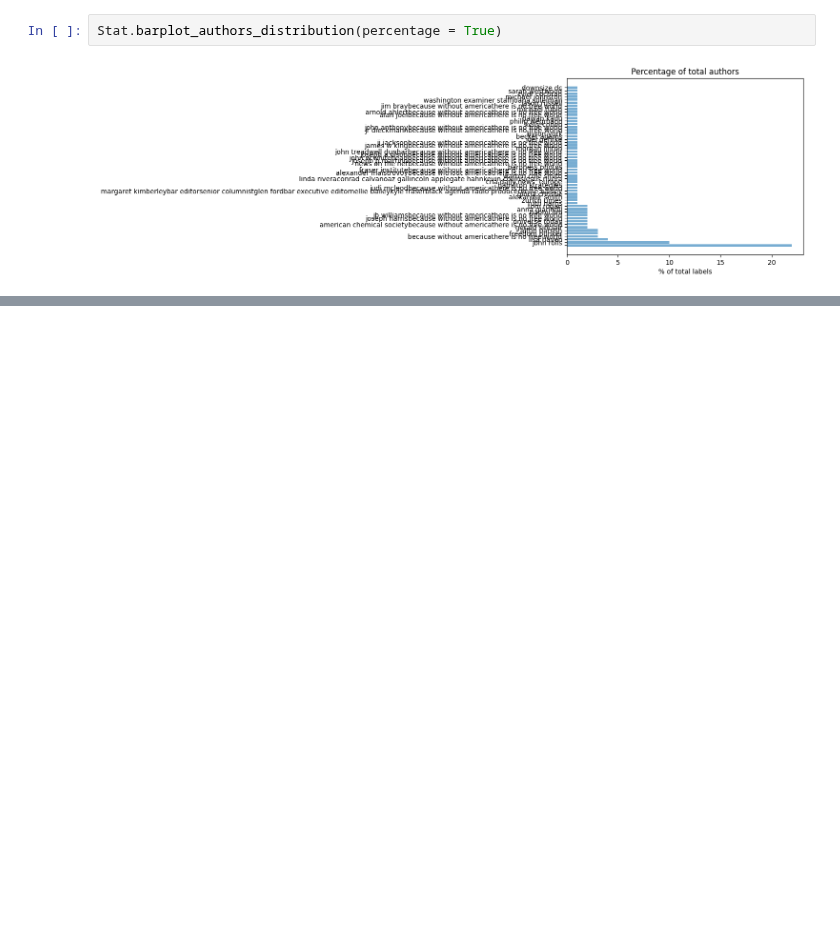
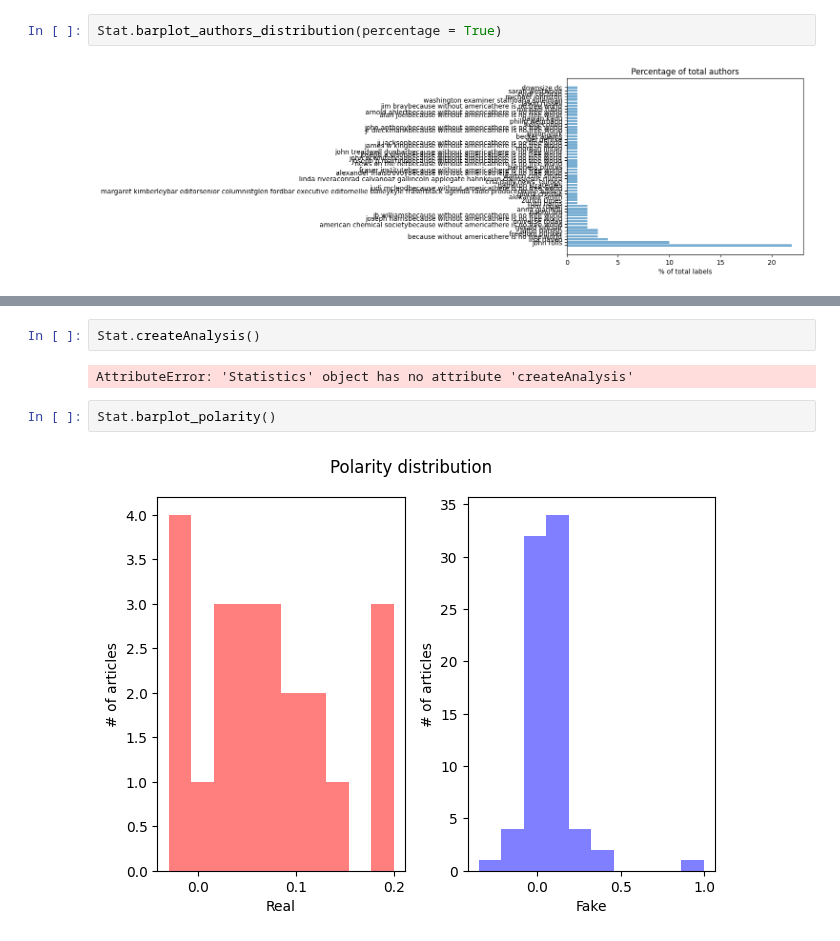
Before and after one commit to henrikdchristensen/DIKU-DS-Exam-FakeNewsDetection, a Jupyter notebook: src/bookhc.ipynb, the cells around one changed output, grey strips where cells are left out. Cells and saved outputs as stored; diff of their text form; blank space fills up the shorter version.

```diff
--- a/src/bookhc.ipynb
+++ b/src/bookhc.ipynb
@@ -74,0 +79,8 @@ Stat.barplot_pos_vs_neg_in_real(nwords=20, binary_label="binary_label", percenta
+# %%
+Stat.createAnalysis()
+# %% [output]
+AttributeError: 'Statistics' object has no attribute 'createAnalysis'
+# %%
+Stat.barplot_polarity()
+# %% [output]
+[figure, added]
```
Also changed, not shown: parts of 7 cells of this notebook, 2 other files.
